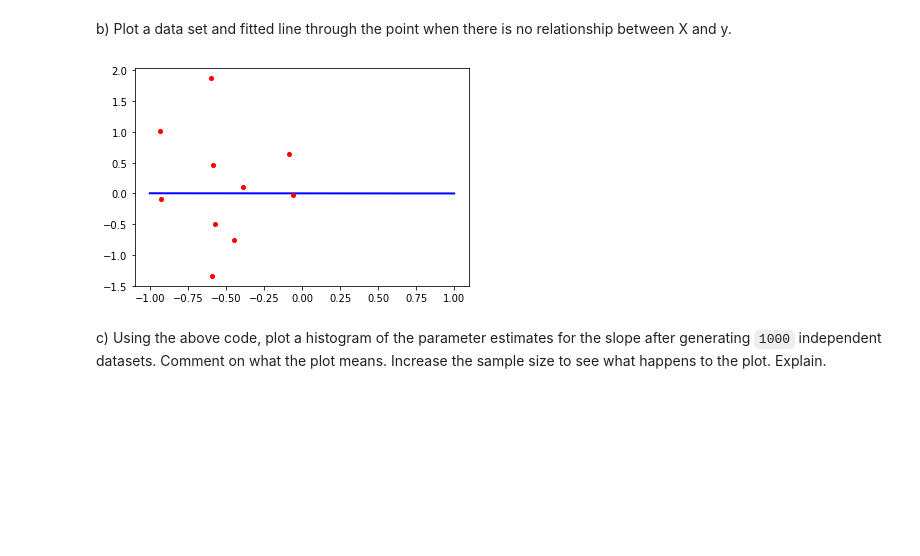
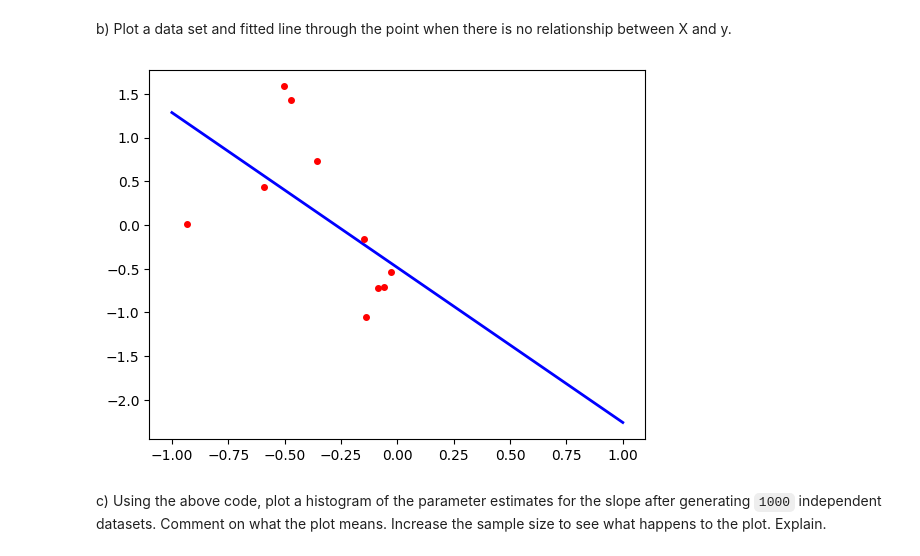
Before and after one commit to diavillalpando/CS506_Worksheets, a Jupyter notebook: worksheet_19.ipynb, the cells around one changed output. Saved outputs shown, nothing was run; the diff lists cells and outputs as text; code cells hidden in the pictures; blank space fills up the shorter version.

```diff
--- a/worksheet_19.ipynb
+++ b/worksheet_19.ipynb
@@ -67,22 +84,22 @@ b) Plot a data set and fitted line through the point when there is no relationsh
 # %%
 import numpy as np
 import matplotlib.pyplot as plt
 
 SAMPLE_SIZE = 10
 
 xlin = -1.0 + 1.0 * np.random.random(SAMPLE_SIZE)
-y = ... + np.random.randn(SAMPLE_SIZE)
+y = 0 + 0 * xlin + np.random.randn(SAMPLE_SIZE)
 
 intercept = np.ones(np.shape(xlin)[0])
 X = np.array([intercept, xlin]).T
-beta = ...
+beta = np.linalg.inv(X.T @ X) @ X.T @ y
 
 xplot = np.linspace(-1,1,20)
-yestplot = ...
+yestplot = beta[0] + beta[1] * xplot
 plt.plot(xplot, yestplot,'b-',lw=2)
 plt.plot(xlin, y,'ro',markersize=4)
 plt.show()
 # %% [output]
-[figure, old version]
+[figure, new version]
 # %% [markdown]
 c) Using the above code, plot a histogram of the parameter estimates for the slope after generating `1000` independent datasets. Comment on what the plot means. Increase the sample size to see what happens to the plot. Explain.
```
Also changed, not shown: parts of 8 cells of this notebook.
